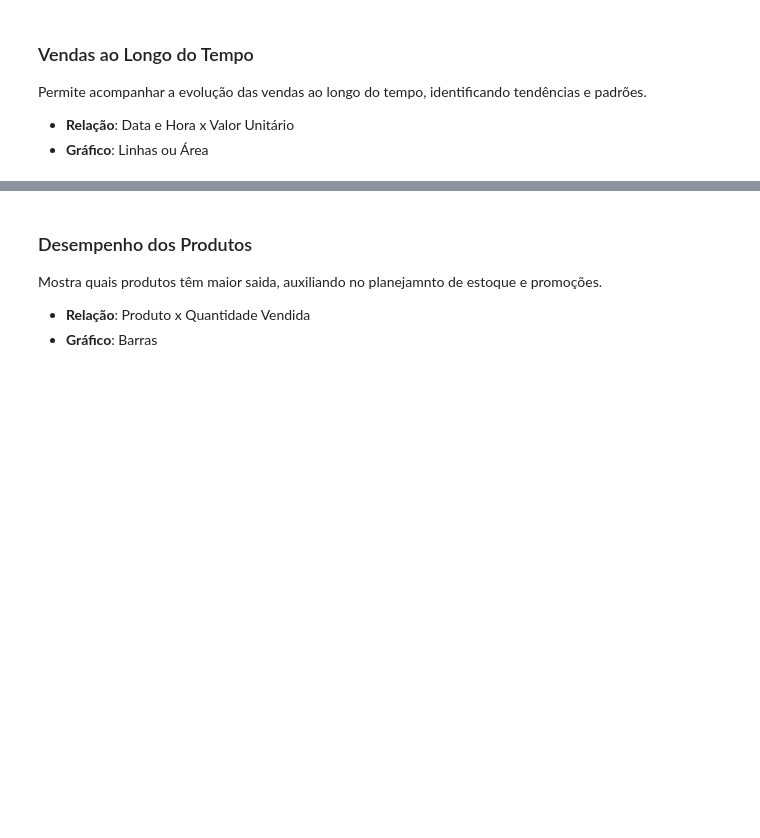
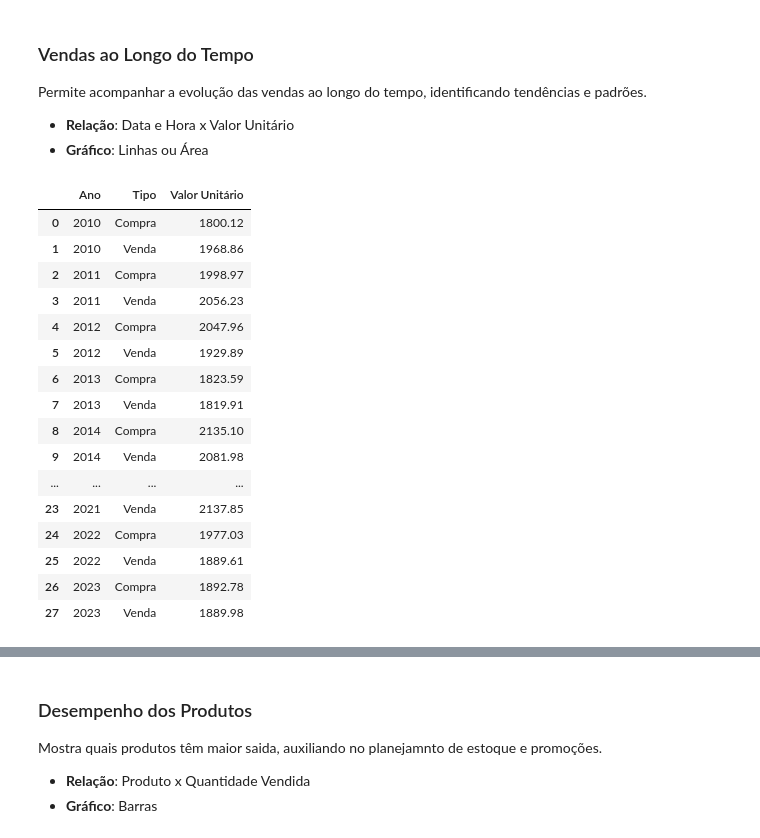
Before and after one commit to willianjcampos/vgsales, a Jupyter notebook: sempre_bem_ti/analise.ipynb, the cells around one changed output, grey strips where cells are left out. Cells and saved outputs as stored; diff of their text form; code cells hidden in the pictures; blank space fills up the shorter version.

```diff
--- a/sempre_bem_ti/analise.ipynb
+++ b/sempre_bem_ti/analise.ipynb
@@ -54 +150,26 @@ display(compra_venda_tempo)
+# %%
+# Filtro de dados relacionados a Data (Ano), ao Tipo (compra ou venda) e a soma do valor unitário
+compra_venda_tempo = pd.DataFrame(df.groupby(['Ano', 'Tipo'], as_index=False)['Valor Unitário'].mean().round(2))
+
+titulo = 'Variação Média de Preços ao longo dos Anos'
+
+display(compra_venda_tempo)
+# %% [output]
+|  | Ano | Tipo | Valor Unitário |
+| 0 | 2010 | Compra | 1800.12 |
+| 1 | 2010 | Venda | 1968.86 |
+| 2 | 2011 | Compra | 1998.97 |
+| 3 | 2011 | Venda | 2056.23 |
+| 4 | 2012 | Compra | 2047.96 |
+| 5 | 2012 | Venda | 1929.89 |
+| 6 | 2013 | Compra | 1823.59 |
+| 7 | 2013 | Venda | 1819.91 |
+| 8 | 2014 | Compra | 2135.10 |
+| 9 | 2014 | Venda | 2081.98 |
+| ... | ... | ... | ... |
+| 23 | 2021 | Venda | 2137.85 |
+| 24 | 2022 | Compra | 1977.03 |
+| 25 | 2022 | Venda | 1889.61 |
+| 26 | 2023 | Compra | 1892.78 |
+| 27 | 2023 | Venda | 1889.98 |
 # %%
```
Also changed, not shown: parts of 32 cells of this notebook, 2 other files.
